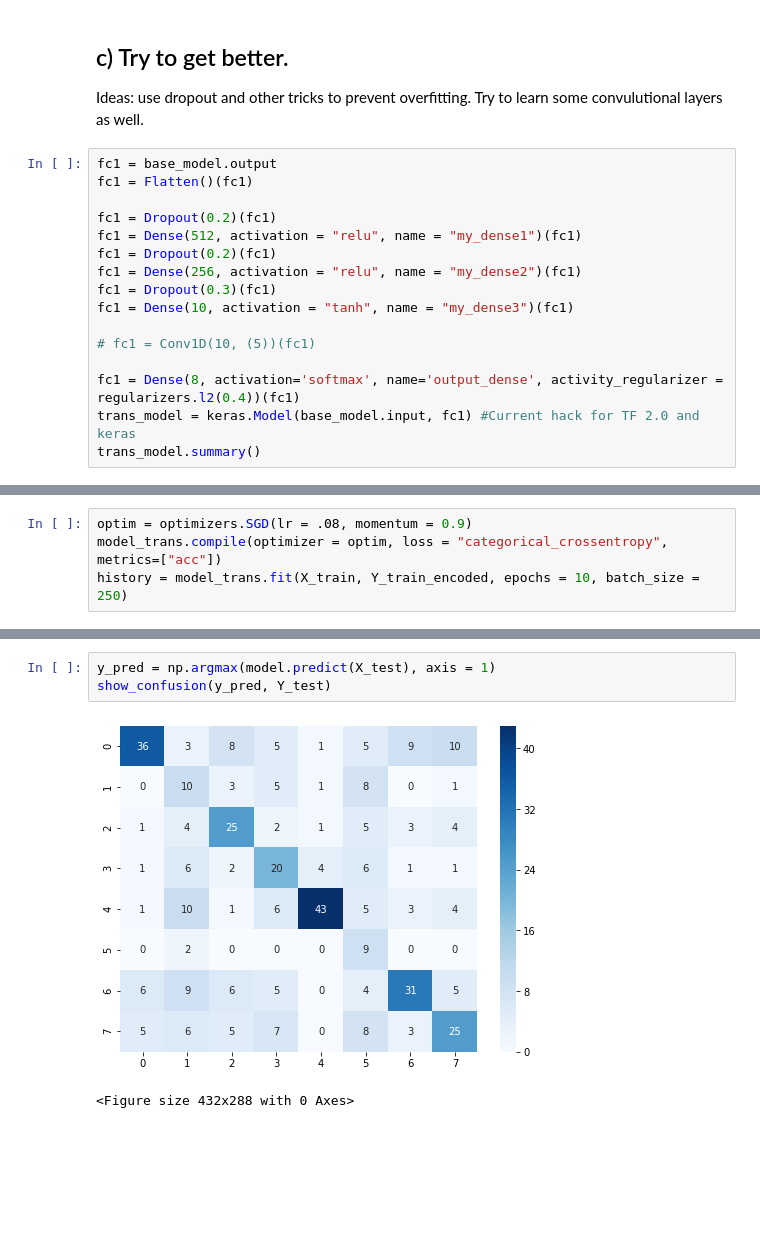
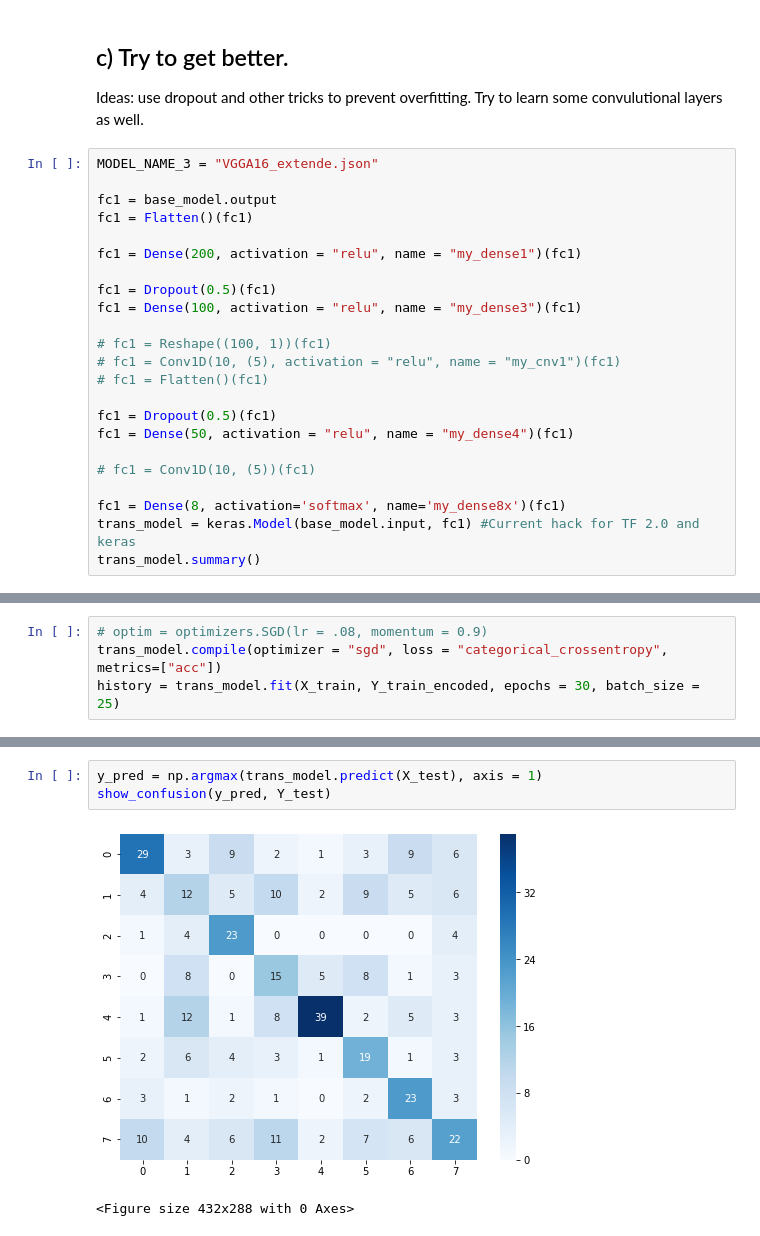
Before and after one commit to ExLeonem/DL-WS1920, a Jupyter notebook: notebooks/AB_2_2.ipynb, the cells around one changed output, grey strips where cells are left out. Drawn from its saved outputs; the diff is of its cells as text; blank space fills up the shorter version.

```diff
--- a/notebooks/AB_2_2.ipynb
+++ b/notebooks/AB_2_2.ipynb
@@ -429,19 +488,26 @@ Do the same analysis as in a) above. You should get an accuracy of approx 0.61
 
 Ideas: use dropout and other tricks to prevent overfitting. Try to learn some convulutional layers as well.
 # %%
+MODEL_NAME_3 = "VGGA16_extende.json"
+
 fc1 = base_model.output
 fc1 = Flatten()(fc1)
 
-fc1 = Dropout(0.2)(fc1)
-fc1 = Dense(512, activation = "relu", name = "my_dense1")(fc1)
-fc1 = Dropout(0.2)(fc1)
-fc1 = Dense(256, activation = "relu", name = "my_dense2")(fc1)
-fc1 = Dropout(0.3)(fc1)
-fc1 = Dense(10, activation = "tanh", name = "my_dense3")(fc1)
+fc1 = Dense(200, activation = "relu", name = "my_dense1")(fc1)
+
+fc1 = Dropout(0.5)(fc1)
+fc1 = Dense(100, activation = "relu", name = "my_dense3")(fc1)
+
+# fc1 = Reshape((100, 1))(fc1)
+# fc1 = Conv1D(10, (5), activation = "relu", name = "my_cnv1")(fc1)
+# fc1 = Flatten()(fc1)
+
+fc1 = Dropout(0.5)(fc1)
+fc1 = Dense(50, activation = "relu", name = "my_dense4")(fc1)
 
 # fc1 = Conv1D(10, (5))(fc1)
 
-fc1 = Dense(8, activation='softmax', name='output_dense', activity_regularizer = regularizers.l2(0.4))(fc1)
+fc1 = Dense(8, activation='softmax', name='my_dense8x')(fc1)
 trans_model = keras.Model(base_model.input, fc1) #Current hack for TF 2.0 and keras
 trans_model.summary()
 # %% [output]
@@ -472,5 +544,5 @@ for layer in trans_model.layers:
 # %%
-optim = optimizers.SGD(lr = .08, momentum = 0.9)
-model_trans.compile(optimizer = optim, loss = "categorical_crossentropy", metrics=["acc"])
-history = model_trans.fit(X_train, Y_train_encoded, epochs = 10, batch_size = 250)
+# optim = optimizers.SGD(lr = .08, momentum = 0.9)
+trans_model.compile(optimizer = "sgd", loss = "categorical_crossentropy", metrics=["acc"])
+history = trans_model.fit(X_train, Y_train_encoded, epochs = 30, batch_size = 25)
 # %% [output]
@@ -484,6 +556,6 @@ print_learning_curves(history)
 # %%
-y_pred = np.argmax(model.predict(X_test), axis = 1)
+y_pred = np.argmax(trans_model.predict(X_test), axis = 1)
 show_confusion(y_pred, Y_test)
 # %% [output]
-[figure, old version]
+[figure, new version]
 <Figure size 432x288 with 0 Axes>
```
Also changed, not shown: parts of 27 cells of this notebook, 5 other files.
